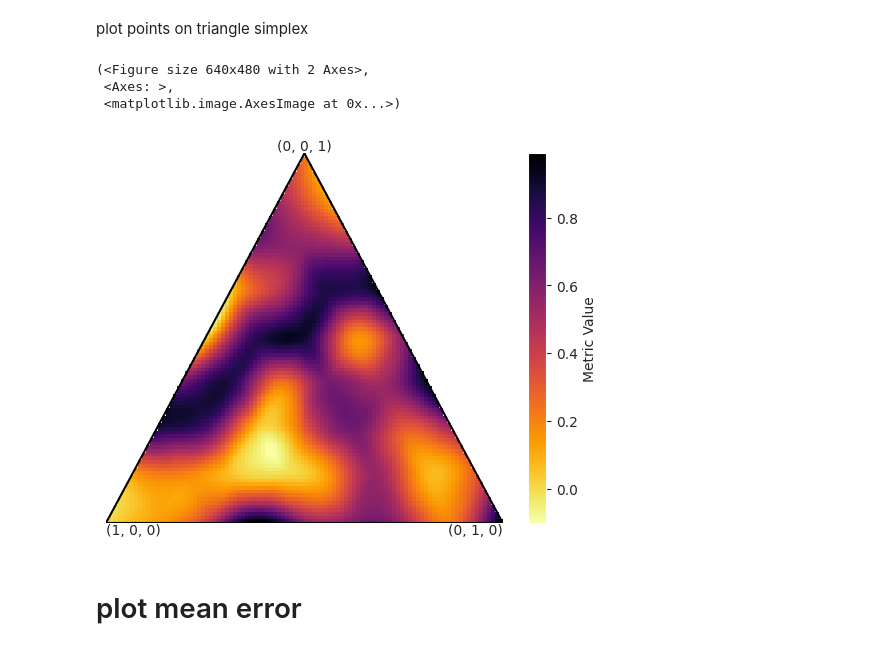
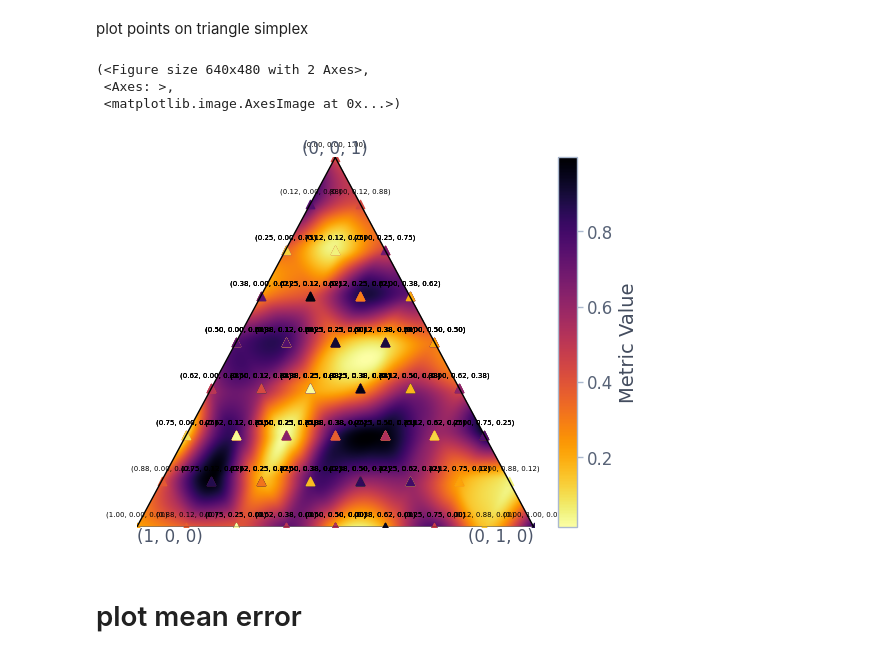
Before and after one commit to leo-schultheiss/compare_variance_residual, a Jupyter notebook: compare_variance_residual/plot_simplex.ipynb, the cells around one changed output. Drawn from its saved outputs; the diff is of its cells as text; code cells hidden in the pictures.

Commit message:
add 1D comparison, use nord theme, increase plot resolution

```diff
--- a/compare_variance_residual/plot_simplex.ipynb
+++ b/compare_variance_residual/plot_simplex.ipynb
@@ -15,6 +15,8 @@ from compare_variance_residual.simulation import generate_dataset
 from compare_variance_residual.variance_partitioning import variance_partitioning
 
 matplotlib.interactive(True)
+# %%
+plt.style.use('nord')
 # %% [markdown]
 # Generate scalar points
 # %%
@@ -127,7 +131,7 @@ data generated
 plot points on triangle simplex
 # %%
 def plot_simplex(metric_values, interp_type='linear', fig=None, ax=None, min_total=None, max_total=None,
-                 cmap=plt.get_cmap('inferno').reversed()):
+                 cmap=plt.get_cmap('inferno').reversed(), plot_coords=False):
     """Plots a simplex heatmap based on provided metric values.
 
     Args:
@@ -158,7 +162,7 @@ def plot_simplex(metric_values, interp_type='linear', fig=None, ax=None, min_tot
     cartesian_coords = np.dot(barycentric_coords, corners)
 
     # Create grid for interpolation
-    resolution = 100  # Adjust resolution as needed
+    resolution = 1000  # Adjust resolution as needed
     x = np.linspace(0, 1, resolution)
     y = np.linspace(0, np.sqrt(3) / 2, resolution)
     xx, yy = np.meshgrid(x, y)
@@ -204,10 +208,13 @@ def plot_simplex(metric_values, interp_type='linear', fig=None, ax=None, min_tot
     ax.plot([corners[1, 0], corners[2, 0]], [corners[1, 1], corners[2, 1]], 'k-')
     ax.plot([corners[2, 0], corners[0, 0]], [corners[2, 1], corners[0, 1]], 'k-')
 
-    # add boundary labels
-    # ax.text(.25, 1/2 *  np.sqrt(3) / 2, r'$a_\mathbf{A}$', ha='right', va='bottom')
-    # ax.text(1/2, 0, r'$a_\mathbf{B}$', ha='center', va='top')
-    # ax.text(3/4, 1/2 *  np.sqrt(3) / 2, r'$a_\mathbf{C}$', ha='left', va='bottom')
+    # plot points where values are plotted
+
+    if plot_coords:
+        for i, (x, y) in enumerate(cartesian_coords):
+            scalar_label = f"({scalars_list[i][0]:.2f}, {scalars_list[i][1]:.2f}, {scalars_list[i][2]:.2f})"
+            ax.text(x, y + 0.03, scalar_label, ha='center', va='center', fontsize=5, color='black')
+            ax.scatter(x, y, c=metric_values[i], cmap=cmap, vmin=vmin, vmax=vmax, marker='^')
 
     # Add corner labels
     ax.text(corners[0, 0], corners[0, 1], corner_labels[0],
@@ -230,12 +237,12 @@ def plot_simplex(metric_values, interp_type='linear', fig=None, ax=None, min_tot
 
     return fig, ax, im
 # %%
-plot_simplex(np.random.rand(len(scalars_list)), interp_type='clough_tocher')
+plot_simplex(np.random.rand(len(scalars_list)), interp_type='clough_tocher', plot_coords=True)
 # %% [output]
 (<Figure size 640x480 with 2 Axes>,
  <Axes: >,
  <matplotlib.image.AxesImage at 0x...>)
-[figure, old version]
+[figure, new version]
 # %% [markdown]
 # plot mean error
 # %%
```
Also changed, not shown: parts of 14 cells of this notebook.
